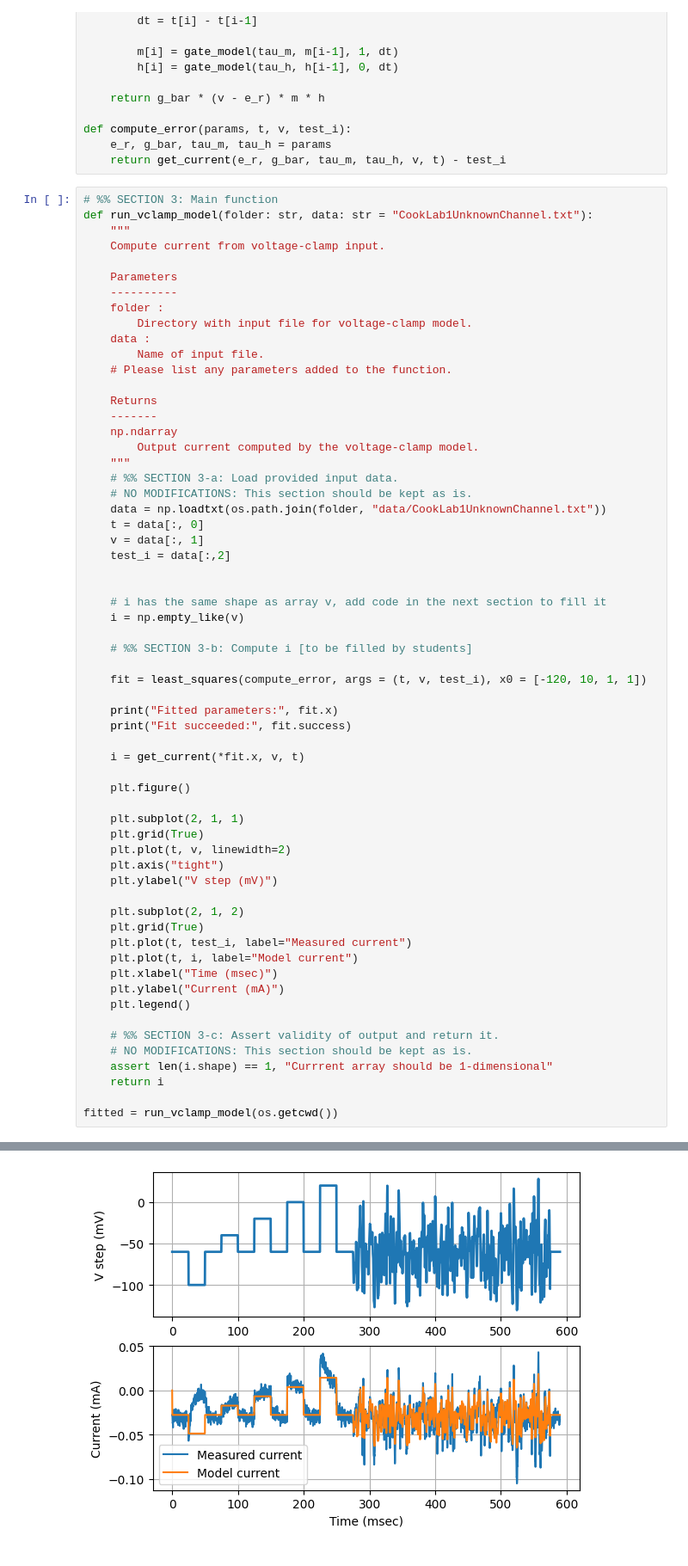
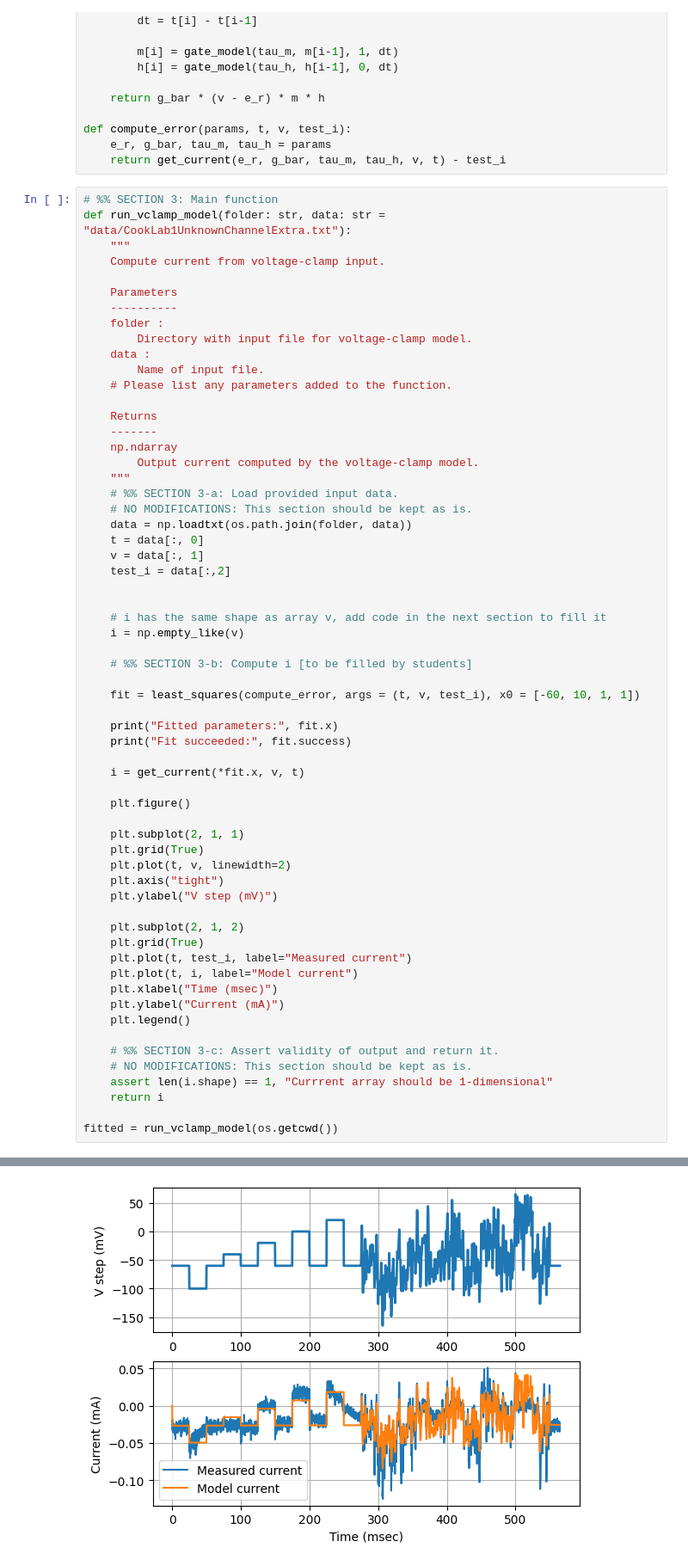
Before and after one commit to Hadrien123/QLS_HodgkinHuxley, a Jupyter notebook: base_code.ipynb, the cells around one changed output, grey strips where cells are left out. Shown at 86% size. Cells and saved outputs as stored; diff of their text form.

```diff
--- a/base_code.ipynb
+++ b/base_code.ipynb
@@ -35,7 +35,7 @@ def compute_error(params, t, v, test_i):
     return get_current(e_r, g_bar, tau_m, tau_h, v, t) - test_i
 # %%
 # %% SECTION 3: Main function
-def run_vclamp_model(folder: str, data: str = "CookLab1UnknownChannel.txt"):
+def run_vclamp_model(folder: str, data: str = "data/CookLab1UnknownChannelExtra.txt"):
     """
     Compute current from voltage-clamp input.
 
@@ -54,7 +54,7 @@ def run_vclamp_model(folder: str, data: str = "CookLab1UnknownChannel.txt"):
     """
     # %% SECTION 3-a: Load provided input data.
     # NO MODIFICATIONS: This section should be kept as is.
-    data = np.loadtxt(os.path.join(folder, "data/CookLab1UnknownChannel.txt"))
+    data = np.loadtxt(os.path.join(folder, data))
     t = data[:, 0]
     v = data[:, 1]
     test_i = data[:,2]
@@ -65,7 +65,7 @@ def run_vclamp_model(folder: str, data: str = "CookLab1UnknownChannel.txt"):
 
     # %% SECTION 3-b: Compute i [to be filled by students]
 
-    fit = least_squares(compute_error, args = (t, v, test_i), x0 = [-120, 10, 1, 1])
+    fit = least_squares(compute_error, args = (t, v, test_i), x0 = [-60, 10, 1, 1])
 
     print("Fitted parameters:", fit.x)
     print("Fit succeeded:", fit.success)
@@ -99,5 +99,5 @@ Fitted parameters: [-7.27240926e+00  5.24971967e-04  5.99165813e-02  6.36916910e
 Fit succeeded: True
-[figure, old version]
+[figure, new version]
 # %%
 # %% SECTION 4: Function calls
 if __name__ == "__main__":
```
Also changed, not shown: parts of 2 cells of this notebook.
